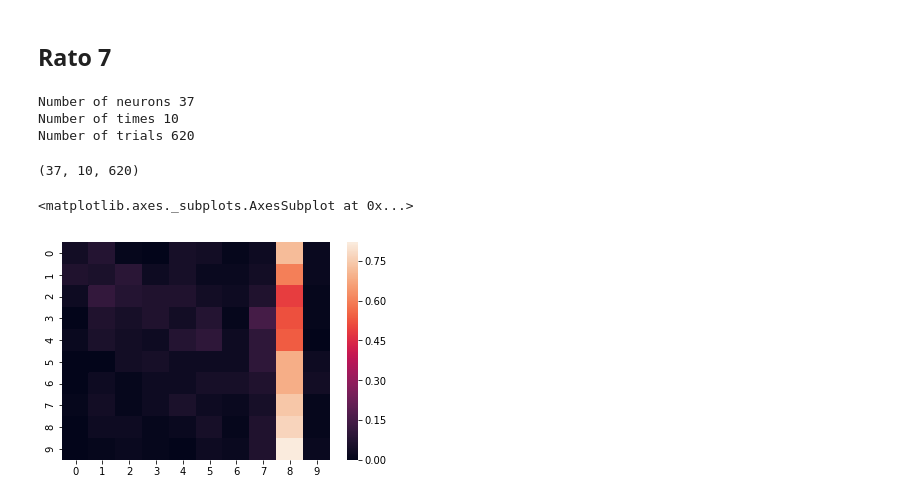
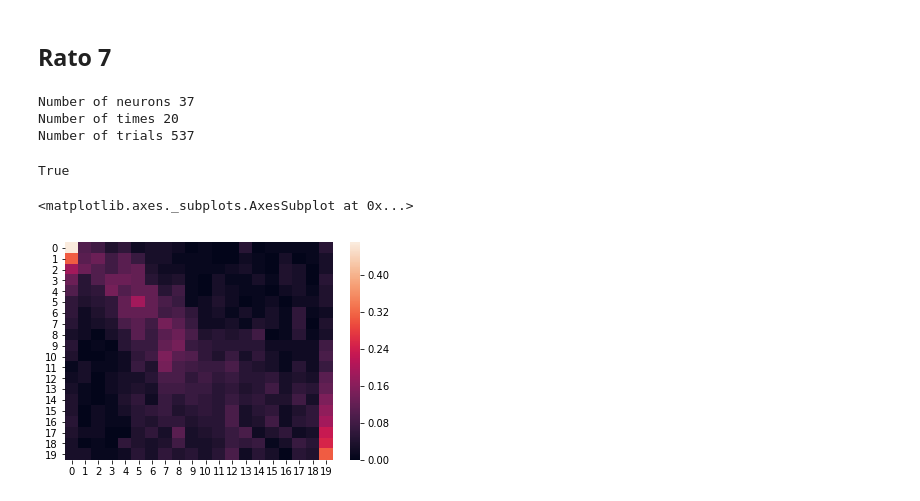
Before and after one commit to EstevaoUyra/Spikes, a Jupyter notebook: Similaridade na atividade neural 25_08- Via confusao do SVM.ipynb, the cells around one changed output. Drawn from its saved outputs; the diff is of its cells as text; code cells hidden in the pictures.

```diff
--- a/Similaridade na atividade neural 25_08- Via confusao do SVM.ipynb
+++ b/Similaridade na atividade neural 25_08- Via confusao do SVM.ipynb
@@ -26,17 +23,15 @@ import seaborn as sns
 ## Rato 7
 # %%
 rat = 8
-data = pickle.load(open('Data/r'+str(rat)+'_bin100_sigma100.pickle','rb'))
-data = XyTfromEpoch(data,getBins=[5,15])[:,:20,:]
+data = pickle.load(open('Data/r'+str(rat)+'_bin50_sigma100.pickle','rb'))
+data = XyTfromEpoch(data,getBins=[10,36])[:,:20,:]
 print('Number of neurons',data.shape[0])
 print('Number of times',data.shape[1])
 print('Number of trials',data.shape[2])
 nTrials=50
+beg = trialToXyT(data[:,:,:nTrials])
+end = trialToXyT(data[:,:,-nTrials:])
 # %% [output]
 Number of neurons 37
-Number of times 10
-Number of trials 620
+Number of times 20
+Number of trials 537
-# %%
-data.shape
-# %% [output]
-(37, 10, 620)
@@ -43,17 +49,22 @@ data.shape
+# %%
+isinstance(clf,SVC)
+# %% [output]
+True
 # %%
 normalize=0
 nTrials=100
 beg = trialToXyT(data[:,:,:nTrials])
 end = trialToXyT(data[:,:,-nTrials:])
 allt = trialToXyT(data)
 
+#plt.subplot(1,3,1)
 
-#plt.subplot(1,3,1)
-clf = SVC(C=15, decision_function_shape='ovo')
-sim = distanceGeneralization(getX(beg), beg['y'], beg['trial'], clf)
+clf = SVC(C=parameters['C'], gamma=10**parameters['logGamma'], decision_function_shape='ovo')
+sim = temporalGeneralization(getX(beg), beg['y'], beg['trial'], clf)
 if normalize:
     sim = normRows(sim)
 sns.heatmap(sim)
+# nao testar e treinar no mesmo. talvez esteja acontecendo
 # %% [output]
 <matplotlib.axes._subplots.AxesSubplot at 0x...>
-[figure, old version]
+[figure, new version]
```
Also changed, not shown: parts of 23 cells of this notebook, 25 other files.
